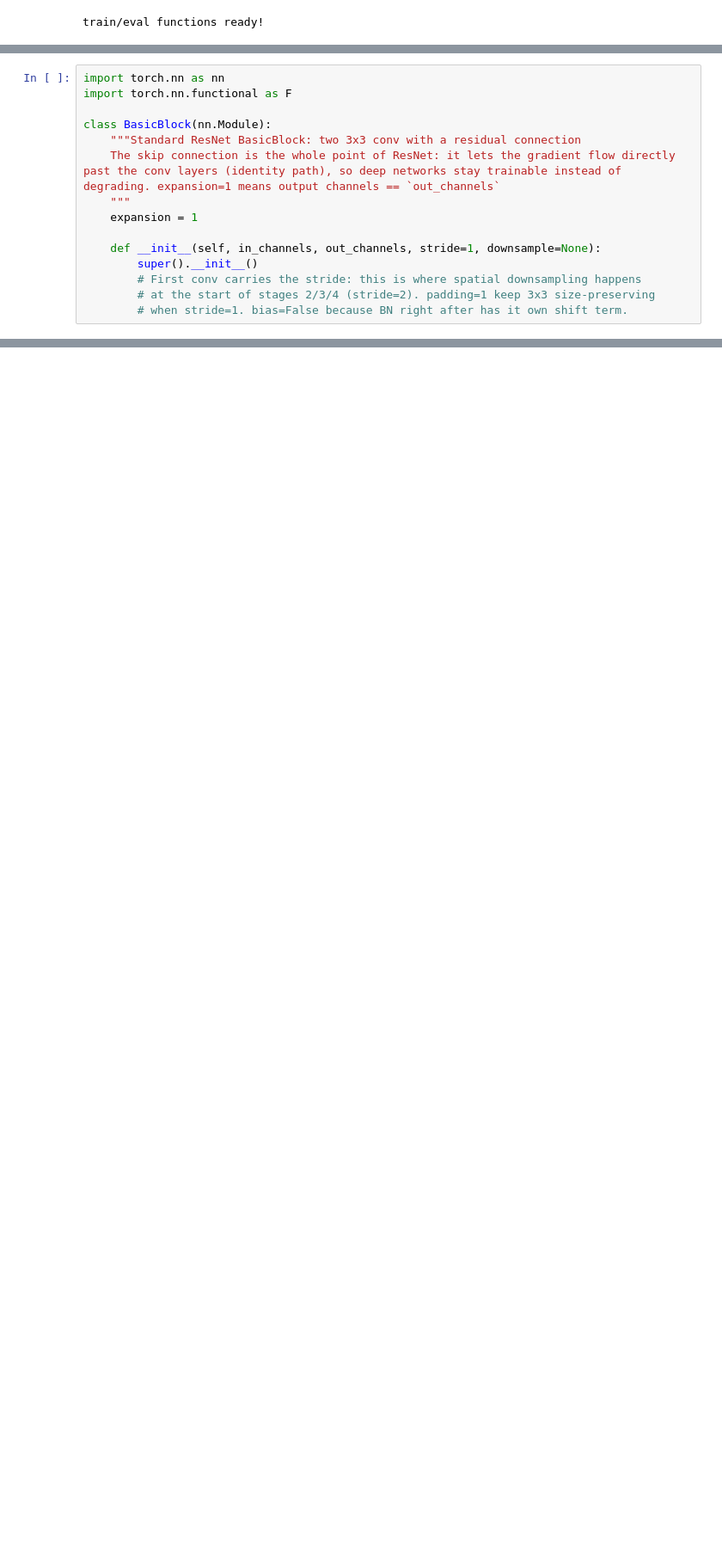
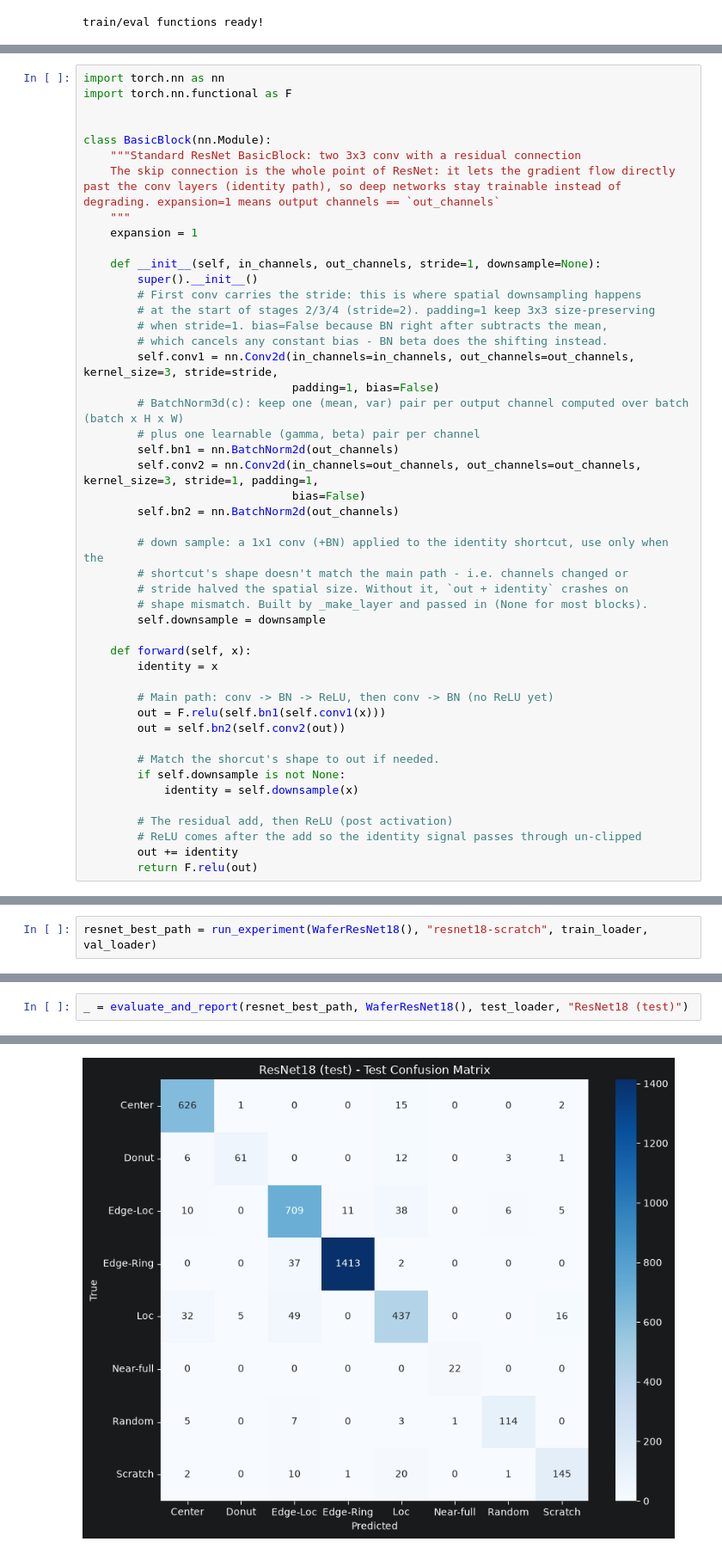
Before and after one commit to pqtrng/wm811k-defect-detection, a Jupyter notebook: notebooks/03_train.ipynb, the cells around one changed output, grey strips where cells are left out. Shown at 86% size. Cells and saved outputs as stored; diff of their text form; blank space fills up the shorter version.

```diff
--- a/notebooks/03_train.ipynb
+++ b/notebooks/03_train.ipynb
@@ -844,6 +847,7 @@ weighted avg      0.874     0.870     0.871      3828
 # %%
 import torch.nn as nn
 import torch.nn.functional as F
+
 
 class BasicBlock(nn.Module):
     """Standard ResNet BasicBlock: two 3x3 conv with a residual connection
@@ -855,4 +859,35 @@ class BasicBlock(nn.Module):
         super().__init__()
         # First conv carries the stride: this is where spatial downsampling happens
         # at the start of stages 2/3/4 (stride=2). padding=1 keep 3x3 size-preserving
-        # when stride=1. bias=False because BN right after has it own shift term.
+        # when stride=1. bias=False because BN right after subtracts the mean,
+        # which cancels any constant bias - BN beta does the shifting instead.
+        self.conv1 = nn.Conv2d(in_channels=in_channels, out_channels=out_channels, kernel_size=3, stride=stride,
+                               padding=1, bias=False)
+        # BatchNorm3d(c): keep one (mean, var) pair per output channel computed over batch (batch x H x W)
+        # plus one learnable (gamma, beta) pair per channel
+        self.bn1 = nn.BatchNorm2d(out_channels)
+        self.conv2 = nn.Conv2d(in_channels=out_channels, out_channels=out_channels, kernel_size=3, stride=1, padding=1,
+                               bias=False)
+        self.bn2 = nn.BatchNorm2d(out_channels)
+
+        # down sample: a 1x1 conv (+BN) applied to the identity shortcut, use only when the
+        # shortcut's shape doesn't match the main path - i.e. channels changed or
+        # stride halved the spatial size. Without it, `out + identity` crashes on
+        # shape mismatch. Built by _make_layer and passed in (None for most blocks).
+        self.downsample = downsample
+
+    def forward(self, x):
+        identity = x
+
+        # Main path: conv -> BN -> ReLU, then conv -> BN (no ReLU yet)
+        out = F.relu(self.bn1(self.conv1(x)))
+        out = self.bn2(self.conv2(out))
+
+        # Match the shorcut's shape to out if needed.
+        if self.downsample is not None:
+            identity = self.downsample(x)
+
+        # The residual add, then ReLU (post activation)
+        # ReLU comes after the add so the identity signal passes through un-clipped
+        out += identity
+        return F.relu(out)
@@ -858,0 +986,2 @@ class BasicBlock(nn.Module):
+# %%
+resnet_best_path = run_experiment(WaferResNet18(), "resnet18-scratch", train_loader, val_loader)
@@ -858,0 +1006,3 @@ class BasicBlock(nn.Module):
+# %%
+_ = evaluate_and_report(resnet_best_path, WaferResNet18(), test_loader, "ResNet18 (test)")
+# %% [output]
@@ -858,0 +1024 @@ class BasicBlock(nn.Module):
+[figure, added]
```
Also changed, not shown: parts of 15 cells of this notebook, 8 other files.
